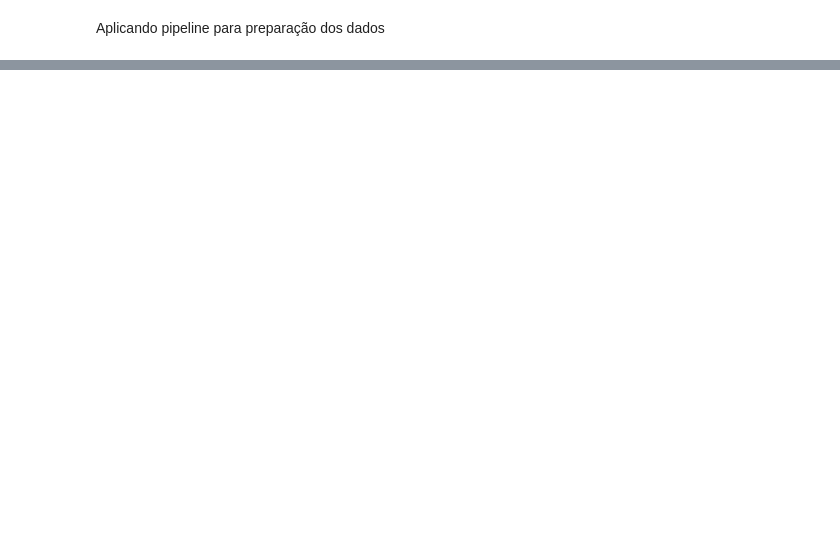
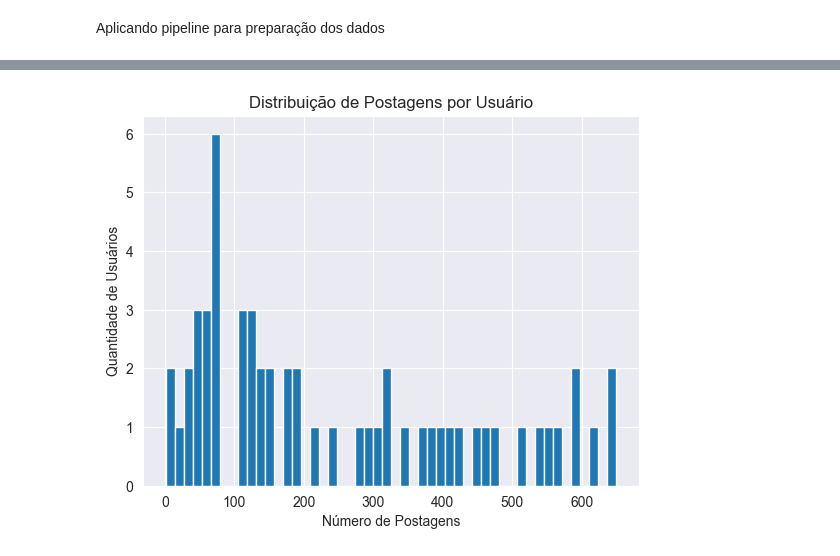
Before and after one commit to paulovitorss/analise_dados, a Jupyter notebook: time_series_eda_5.ipynb, the cells around one changed output, grey strips where cells are left out. Drawn from its saved outputs; the diff is of its cells as text; code cells hidden in the pictures; blank space fills up the shorter version.

```diff
--- a/time_series_eda_5.ipynb
+++ b/time_series_eda_5.ipynb
@@ -148,0 +201,12 @@ plotar_distribuicao(baixa_post_count, 'Distribuição de Postagens por Usuário
+# %%
+# Calcular a contagem de postagens por usuário
+post_counts_normal = df_normal.groupby('id_usuario').size().reset_index(name='post_count')
+
+# Visualizar a distribuição
+plt.hist(post_counts_normal['post_count'], bins=50)
+plt.xlabel('Número de Postagens')
+plt.ylabel('Quantidade de Usuários')
+plt.title('Distribuição de Postagens por Usuário')
+plt.show()
+# %% [output]
+[figure, added]
```
Also changed, not shown: parts of 34 cells of this notebook, 9 other files.
